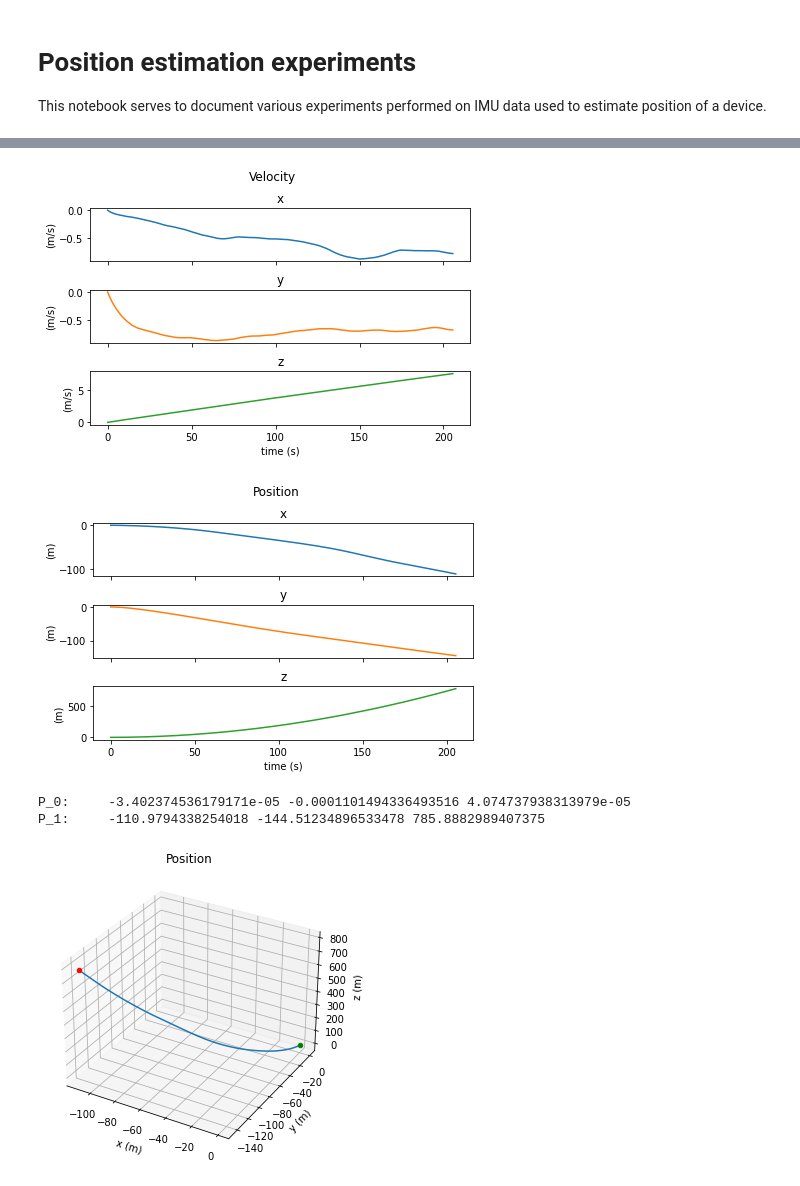
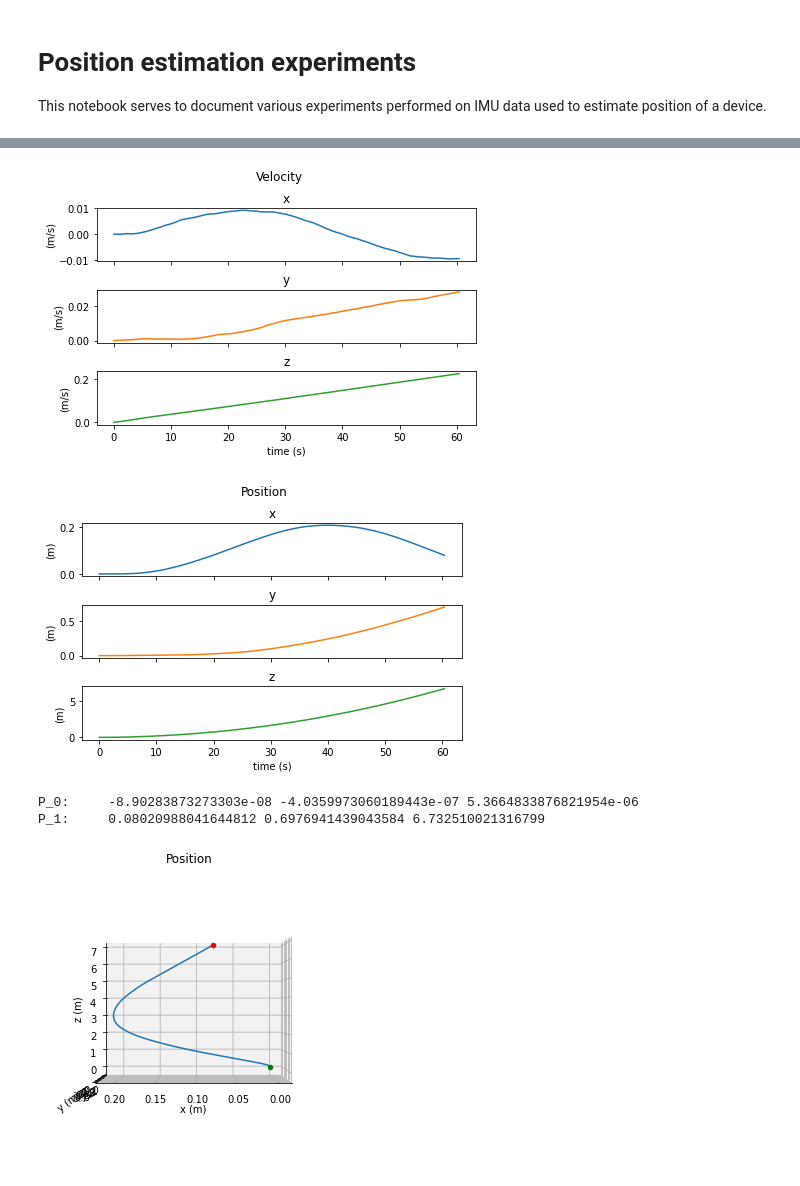
Before and after one commit to 17attert/abacus-imu-experiments, a Jupyter notebook: notebooks/position_estimation_experiments.ipynb, the cells around one changed output, grey strips where cells are left out. Saved outputs shown, nothing was run; the diff lists cells and outputs as text; code cells hidden in the pictures.

```diff
--- a/notebooks/position_estimation_experiments.ipynb
+++ b/notebooks/position_estimation_experiments.ipynb
@@ -56,3 +20,14 @@ else:
+# %%
+# Load data
+
+session_uuid = "9317ce65-27b7-488e-9433-527d6fe350f5"
+
+# IMU data
+parent_path = os.path.abspath(os.path.join(os.getcwd(), os.pardir))
+path_to_imu_data_processed = parent_path + "/datasets/" + "session-" + session_uuid + "/imu_data/processed/"
+
+timestamp = pd.read_csv(path_to_imu_data_processed + "timestamp.csv").values
+user_acceleration = pd.read_csv(path_to_imu_data_processed + "user_acceleration.csv")
 # %%
 def calculate_delta(timestamp_1, timestamp_2):
     """
@@ -156,10 +139,21 @@ Time:    205.57900000000006
+# %%
+def numericalIntegration(y, dx):
+
+    result = [0]
+    for i in range(len(y)-1):
+        result.append(
+            result[i] + y[i+1]*dx
+        )
+
+    result.pop(0)
+    return np.array(result)
 # %%
 # Velocity
 
 velocity = []
-velocity.append(integrate.cumulative_trapezoid(y=acceleration[0], dx=dt))
-velocity.append(integrate.cumulative_trapezoid(y=acceleration[1], dx=dt))
-velocity.append(integrate.cumulative_trapezoid(y=acceleration[2], dx=dt))
+velocity.append(numericalIntegration(y=acceleration[0], dx=dt))
+velocity.append(numericalIntegration(y=acceleration[1], dx=dt))
+velocity.append(numericalIntegration(y=acceleration[2], dx=dt))
 
 # Detrend result of integration to eliminate drift errors
 for v in velocity:
@@ -190,7 +184,7 @@ axs[2].set_ylabel("(m/s)")
 for ax in fig.get_axes():
     ax.label_outer()
 # %% [output]
-[figure, old version]
+[figure, new version]
 # %%
 # Position
 
@@ -228,28 +222,28 @@ axs[2].set_ylabel("(m)")
 for ax in fig.get_axes():
     ax.label_outer()
 # %% [output]
-[figure, old version]
+[figure, new version]
 # %%
 # Position — 3D view
 
 fig = plt.figure()
 ax = Axes3D(fig)
 plt.title('Position')
 ax.plot3D(position[0], position[1], position[2])
 
 # Start and end points
 ax.scatter(position[0][0], position[1][0], position[2][0], color='green', marker='o')
 ax.scatter(position[0][-1], position[1][-1], position[2][-1], color='red', marker='o')
 
 ax.set_xlabel('x (m)')
 ax.set_ylabel('y (m)')
 ax.set_zlabel('z (m)')
 
 print("P_0:\t", position[0][0], position[1][0], position[2][0])
 print("P_1:\t", position[0][-1], position[1][-1], position[2][-1])
 
-# ax.view_init(0)
+ax.view_init(0, 90)
 # %% [output]
-P_0:     -3.402374536179171e-05 -0.0001101494336493516 4.074737938313979e-05
-P_1:     -110.9794338254018 -144.51234896533478 785.8882989407375
+P_0:     -8.90283873273303e-08 -4.0359973060189443e-07 5.3664833876821954e-06
+P_1:     0.08020988041644812 0.6976941439043584 6.732510021316799
-[figure, old version]
+[figure, new version]
```
Also changed, not shown: parts of 4 cells of this notebook, 2 other files.
